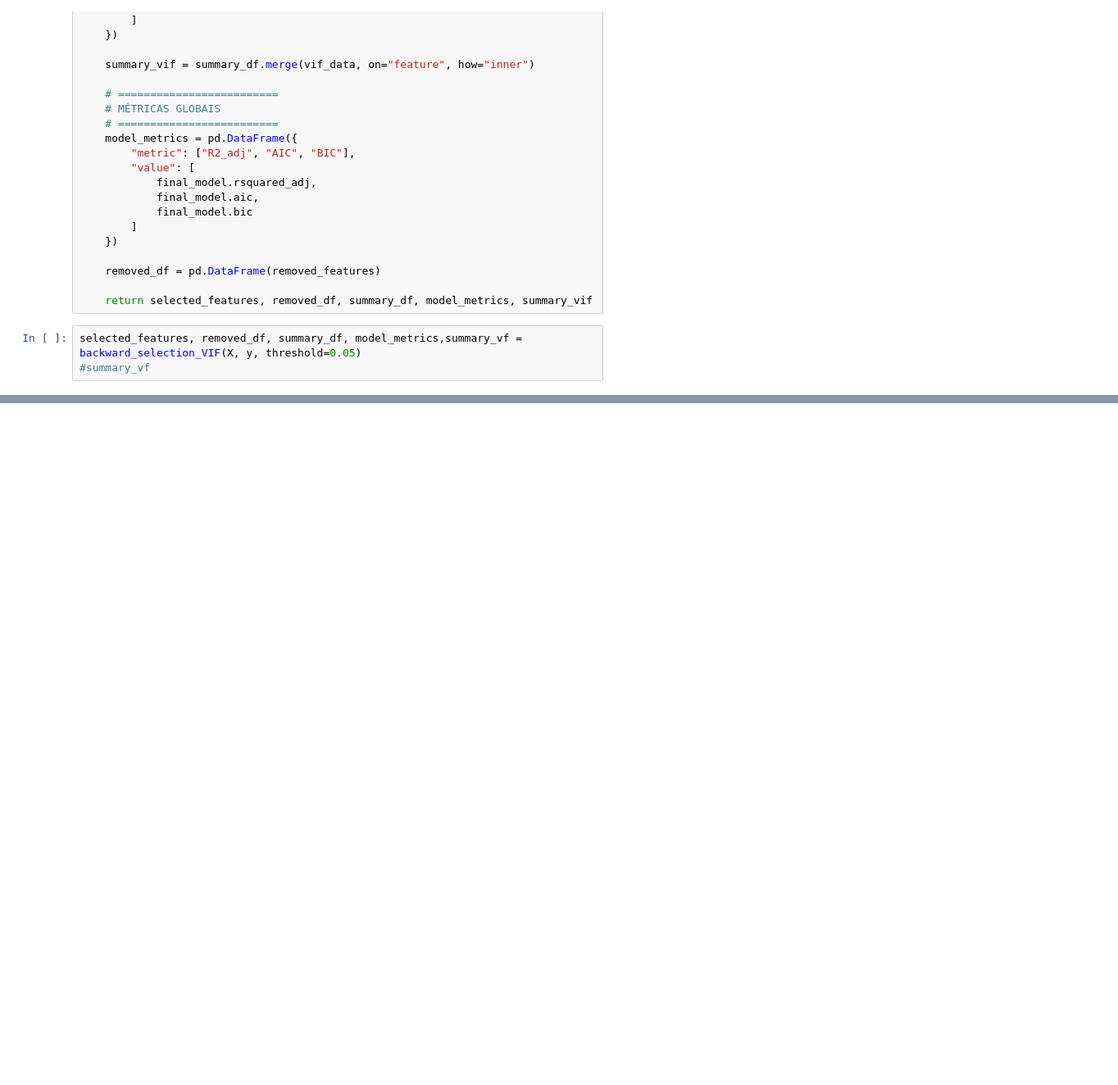
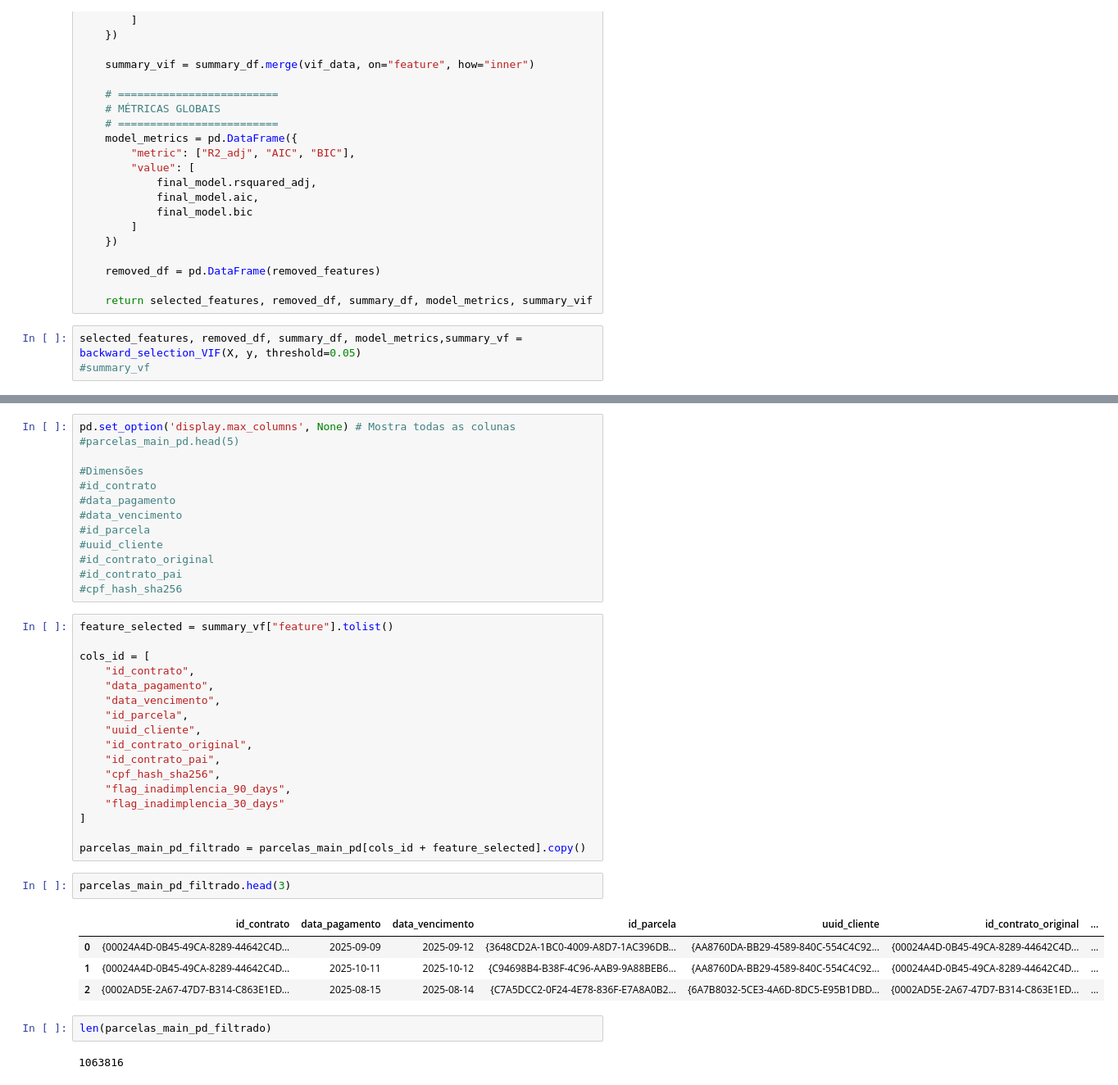
Before and after one commit to GilliardMorandim/mba-tcc-usp-inadimplencia, a Jupyter notebook: pre_processing.ipynb, the cells around one changed output, grey strips where cells are left out. Shown at 82% size. Drawn from its saved outputs; the diff is of its cells as text; blank space fills up the shorter version.

```diff
--- a/pre_processing.ipynb
+++ b/pre_processing.ipynb
@@ -683,0 +700,41 @@ summary_vf
+# %%
+pd.set_option('display.max_columns', None) # Mostra todas as colunas
+#parcelas_main_pd.head(5)
+
+#Dimensões
+#id_contrato
+#data_pagamento
+#data_vencimento
+#id_parcela
+#uuid_cliente
+#id_contrato_original
+#id_contrato_pai
+#cpf_hash_sha256
+# %%
+feature_selected = summary_vf["feature"].tolist()
+
+cols_id = [
+    "id_contrato",
+    "data_pagamento",
+    "data_vencimento",
+    "id_parcela",
+    "uuid_cliente",
+    "id_contrato_original",
+    "id_contrato_pai",
+    "cpf_hash_sha256",
+    "flag_inadimplencia_90_days",
+    "flag_inadimplencia_30_days"
+]
+
+parcelas_main_pd_filtrado = parcelas_main_pd[cols_id + feature_selected].copy()
+# %%
+parcelas_main_pd_filtrado.head(3)
+# %% [output]
+|  | id_contrato | data_pagamento | data_vencimento | id_parcela | uuid_cliente | id_contrato_original | ... |
+| 0 | {00024A4D-0B45-49CA-8289-44642C4D... | 2025-09-09 | 2025-09-12 | {3648CD2A-1BC0-4009-A8D7-1AC396DB... | {AA8760DA-BB29-4589-840C-554C4C92... | {00024A4D-0B45-49CA-8289-44642C4D... | ... |
+| 1 | {00024A4D-0B45-49CA-8289-44642C4D... | 2025-10-11 | 2025-10-12 | {C94698B4-B38F-4C96-AAB9-9A88BEB6... | {AA8760DA-BB29-4589-840C-554C4C92... | {00024A4D-0B45-49CA-8289-44642C4D... | ... |
+| 2 | {0002AD5E-2A67-47D7-B314-C863E1ED... | 2025-08-15 | 2025-08-14 | {C7A5DCC2-0F24-4E78-836F-E7A8A0B2... | {6A7B8032-5CE3-4A6D-8DC5-E95B1DBD... | {0002AD5E-2A67-47D7-B314-C863E1ED... | ... |
+# %%
+len(parcelas_main_pd_filtrado)
+# %% [output]
+1063816
```
Also changed, not shown: parts of 9 cells of this notebook.
